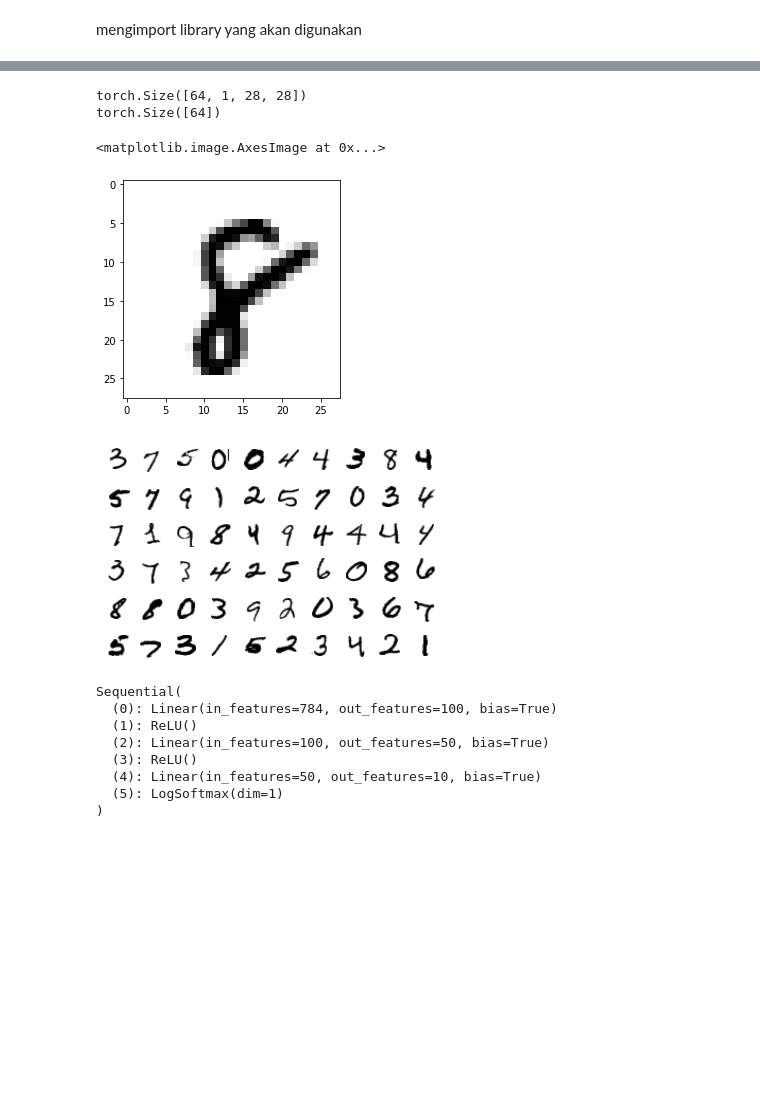
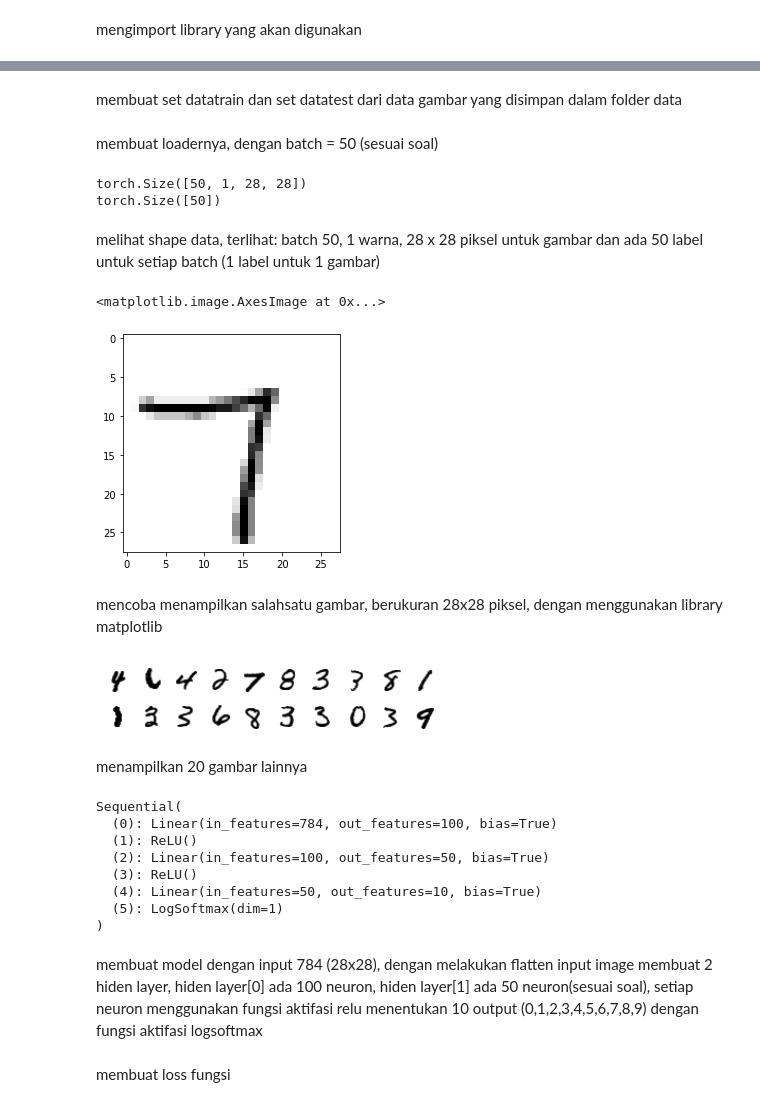
Before and after one commit to cybaric/pytorch-test, a Jupyter notebook: tes.ipynb, the cells around one changed output, grey strips where cells are left out. Saved outputs shown, nothing was run; the diff lists cells and outputs as text; code cells hidden in the pictures; blank space fills up the shorter version.

Commit message:
menambahkan keterangan dan update model

```diff
--- a/tes.ipynb
+++ b/tes.ipynb
@@ -18,6 +20,10 @@ valset = datasets.MNIST('./data/', train=False, transform=transform)
+# %% [markdown]
+membuat set datatrain dan set datatest dari data gambar yang disimpan dalam folder data
 # %%
-trainloader = torch.utils.data.DataLoader(trainset, batch_size=64, shuffle=True)
-valloader = torch.utils.data.DataLoader(valset, batch_size=64, shuffle=True)
+trainloader = torch.utils.data.DataLoader(trainset, batch_size=50, shuffle=True)
+testloader = torch.utils.data.DataLoader(testset, batch_size=50, shuffle=True)
+# %% [markdown]
+membuat loadernya, dengan batch = 50 (sesuai soal)
 # %%
 dataiter = iter(trainloader)
 images, labels = dataiter.next()
@@ -25,22 +31,29 @@ images, labels = dataiter.next()
 print(images.shape)
 print(labels.shape)
 # %% [output]
-torch.Size([64, 1, 28, 28])
-torch.Size([64])
+torch.Size([50, 1, 28, 28])
+torch.Size([50])
+# %% [markdown]
+melihat shape data, terlihat: batch 50, 1 warna, 28 x 28 piksel untuk gambar
+dan ada 50 label untuk setiap batch (1 label untuk 1 gambar)
 # %%
 plt.imshow(images[0].numpy().squeeze(), cmap='gray_r')
 # %% [output]
 <matplotlib.image.AxesImage at 0x...>
-[figure, old version]
+[figure, new version]
+# %% [markdown]
+mencoba menampilkan salahsatu gambar, berukuran 28x28 piksel, dengan menggunakan library matplotlib
 # %%
 figure = plt.figure()
-num_of_images = 60
+num_of_images = 20
 for index in range(1, num_of_images + 1):
     plt.subplot(6, 10, index)
     plt.axis('off')
     plt.imshow(images[index].numpy().squeeze(), cmap='gray_r')
 # %% [output]
-[figure, old version]
+[figure, new version]
+# %% [markdown]
+menampilkan 20 gambar lainnya
 # %%
 input_size = 784
 hidden_sizes = [100, 50]
@@ -62,6 +75,11 @@ Sequential(
   (4): Linear(in_features=50, out_features=10, bias=True)
   (5): LogSoftmax(dim=1)
 )
+# %% [markdown]
+membuat model dengan input 784 (28x28), dengan melakukan flatten input image
+membuat 2 hiden layer, hiden layer[0] ada 100 neuron, hiden layer[1] ada 50 neuron(sesuai soal),
+setiap neuron menggunakan fungsi aktifasi relu
+menentukan 10 output (0,1,2,3,4,5,6,7,8,9) dengan fungsi aktifasi logsoftmax
 # %%
 criterion = nn.NLLLoss()
 images, labels = next(iter(trainloader))
@@ -69,6 +87,8 @@ images = images.view(images.shape[0], -1)
 
 logps = model(images) #log probabilities
 loss = criterion(logps, labels) #calculate the NLL loss
+# %% [markdown]
+membuat loss fungsi
 # %%
 print('Before backward pass: \n', model[0].weight.grad)
 loss.backward()
```
Also changed, not shown: parts of 11 cells of this notebook.
